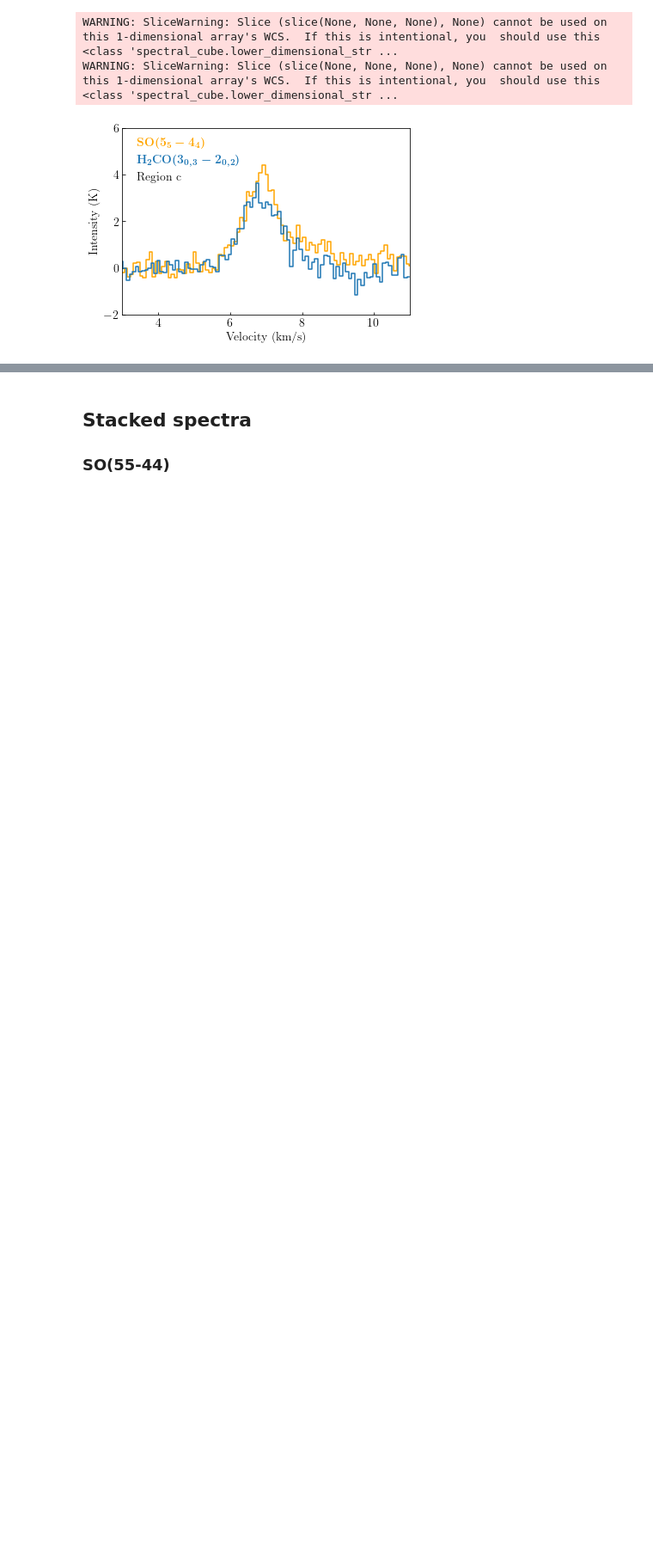
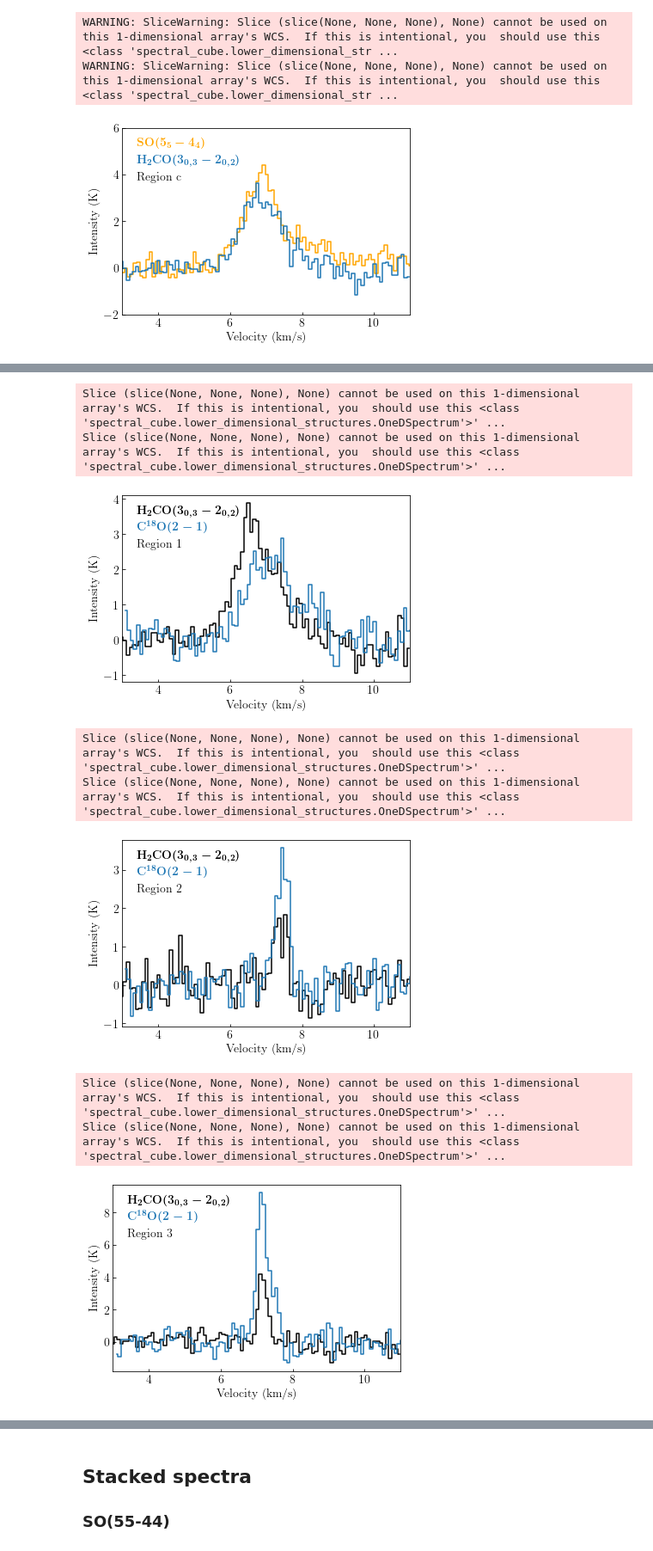
Before and after one commit to tere-valdivia/Per-emb-50_results, a Jupyter notebook: spectra_plot_from_reg.ipynb, the cells around one changed output, grey strips where cells are left out. Shown at 86% size. Saved outputs shown, nothing was run; the diff lists cells and outputs as text; code cells hidden in the pictures; blank space fills up the shorter version.

```diff
--- a/spectra_plot_from_reg.ipynb
+++ b/spectra_plot_from_reg.ipynb
@@ -462,0 +461,49 @@ WARNING: SliceWarning: Slice (slice(None, None, None), None) cannot be used on t
+# %%
+saveaction = 0
+kelvin = 1
+namecomparison = 'H2CO_C18O'
+label1 = r'\textbf{H\boldmath{$_2$}CO(\boldmath{$3_{0,3} - 2_{0,2})$}}'
+label2 = r'\textbf{C\boldmath{$^{18}$}O($2-1$)}'
+
+folder = 'H2CO/CDconfig/'
+fitsfile = H2CO_303_202 + '_pbcor'
+fitsfile2 = C18O_2_1 + '_pbcor'
+
+regfile = folder+'spectra_regs.reg'
+fitsfilelist = [fitsfile, fitsfile2]
+labellist = [label1, label2]
+colorlist = ['k', 'C0']
+
+velstart = 3
+velend = 11
+
+# intmin = -0.05
+# intmax = 0.16 # Jy.beam
+intmin = -2
+intmax = 6 # K
+
+header = fits.getheader(fitsfile+'.fits')
+phasecent = np.array([header['ra'], header['dec']])
+regionload = regions.read_ds9(regfile)
+positions = [[regionload[i].center.ra.value, regionload[i].center.dec.value] for i in range(len(regionload))]
+regionlabels = [regionload[i].meta['label'] for i in range(len(regionload))]
+
+
+for position, regionlabel in zip(positions, regionlabels):
+    '''
+    For each region in the list, plot
+    '''
+    fig = plt.figure(figsize=(6,4))
+    plotSpectras(fig, position, fitsfilelist, labellist, colorlist, regionlabel, phasecent,
+                 xlims=[velstart, velend], saving=saveaction, specname=namecomparison+'_reg'+regionlabel)
+    plt.show()
+# %% [output]
+Slice (slice(None, None, None), None) cannot be used on this 1-dimensional array's WCS.  If this is intentional, you  should use this <class 'spectral_cube.lower_dimensional_structures.OneDSpectrum'>' ...
+Slice (slice(None, None, None), None) cannot be used on this 1-dimensional array's WCS.  If this is intentional, you  should use this <class 'spectral_cube.lower_dimensional_structures.OneDSpectrum'>' ...
+[figure, added]
+Slice (slice(None, None, None), None) cannot be used on this 1-dimensional array's WCS.  If this is intentional, you  should use this <class 'spectral_cube.lower_dimensional_structures.OneDSpectrum'>' ...
+Slice (slice(None, None, None), None) cannot be used on this 1-dimensional array's WCS.  If this is intentional, you  should use this <class 'spectral_cube.lower_dimensional_structures.OneDSpectrum'>' ...
+[figure, added]
+Slice (slice(None, None, None), None) cannot be used on this 1-dimensional array's WCS.  If this is intentional, you  should use this <class 'spectral_cube.lower_dimensional_structures.OneDSpectrum'>' ...
+Slice (slice(None, None, None), None) cannot be used on this 1-dimensional array's WCS.  If this is intentional, you  should use this <class 'spectral_cube.lower_dimensional_structures.OneDSpectrum'>' ...
+[figure, added]
```
Also changed, not shown: parts of 6 cells of this notebook, 4 other files.
